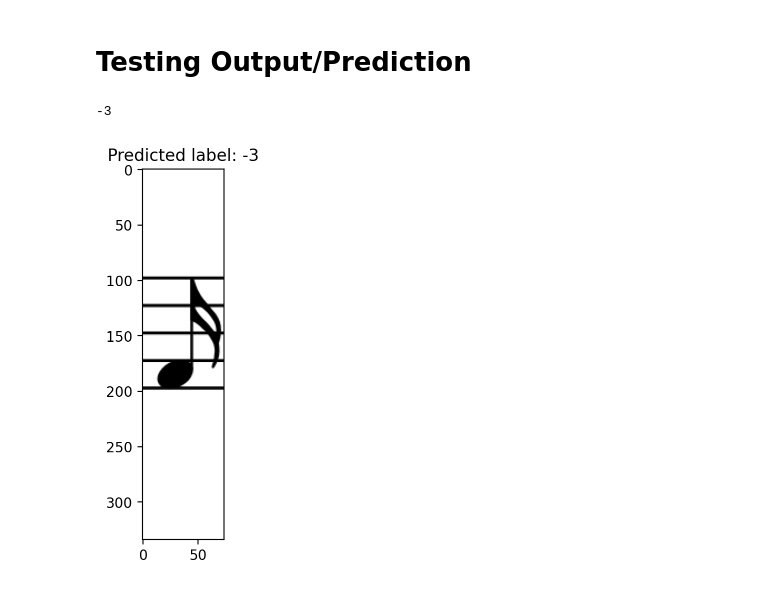
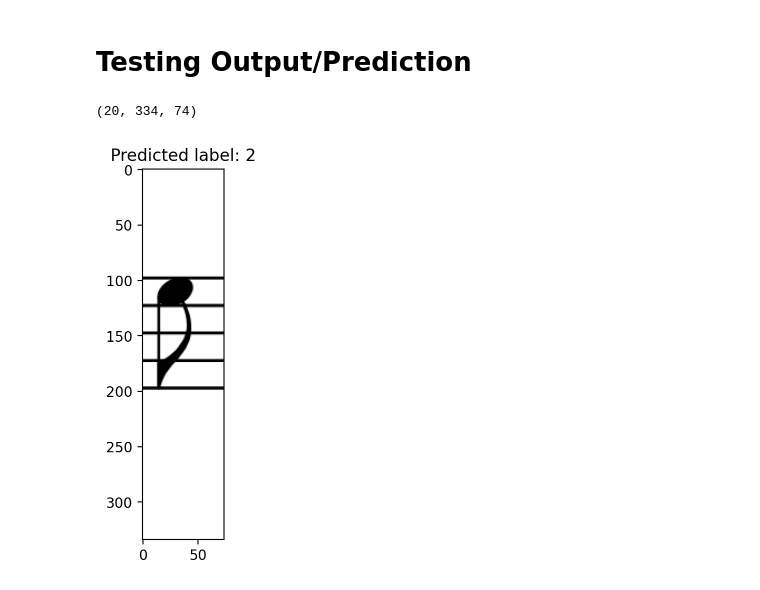
Before and after one commit to urtrapped247/consonance, a Jupyter notebook: Notebooks/pipeline.ipynb, the cells around one changed output. Cells and saved outputs as stored; diff of their text form; code cells hidden in the pictures.

```diff
--- a/Notebooks/pipeline.ipynb
+++ b/Notebooks/pipeline.ipynb
@@ -429,23 +431,28 @@ def create_single_note_dataset(image_folder='../raw_data/sheet_images', label_fi
     return np.array(images), bounding_boxes, image_labels
 # %% [markdown]
 # Testing Output/Prediction
-# %%
-predicted_label = logistic_model.predict(X_test[0].reshape(1, -1))[0]
-predicted_label
-# %% [output]
--3
+# %%
+X_test.shape
+# %% [output]
+(20, 334, 74)
 # %%
 import matplotlib.pyplot as plt
+
+# input the number you want to check
+test_note = X_test[18]
+
+predicted_label = logistic_model.predict(test_note.reshape(1, -1))[0]
+predicted_label
 
 # Using our cropped pixels
 height, width = 334, 74
 
 # Reshape flattened image
-image = X_test[0].reshape(height, width)
+image = test_note.reshape(height, width)
 
 # Display the image
 plt.imshow(image, cmap='gray')
 plt.title(f"Predicted label: {predicted_label}")
 plt.show()
 # %% [output]
-[figure, old version]
+[figure, new version]
```
Also changed, not shown: parts of 5 cells of this notebook.
